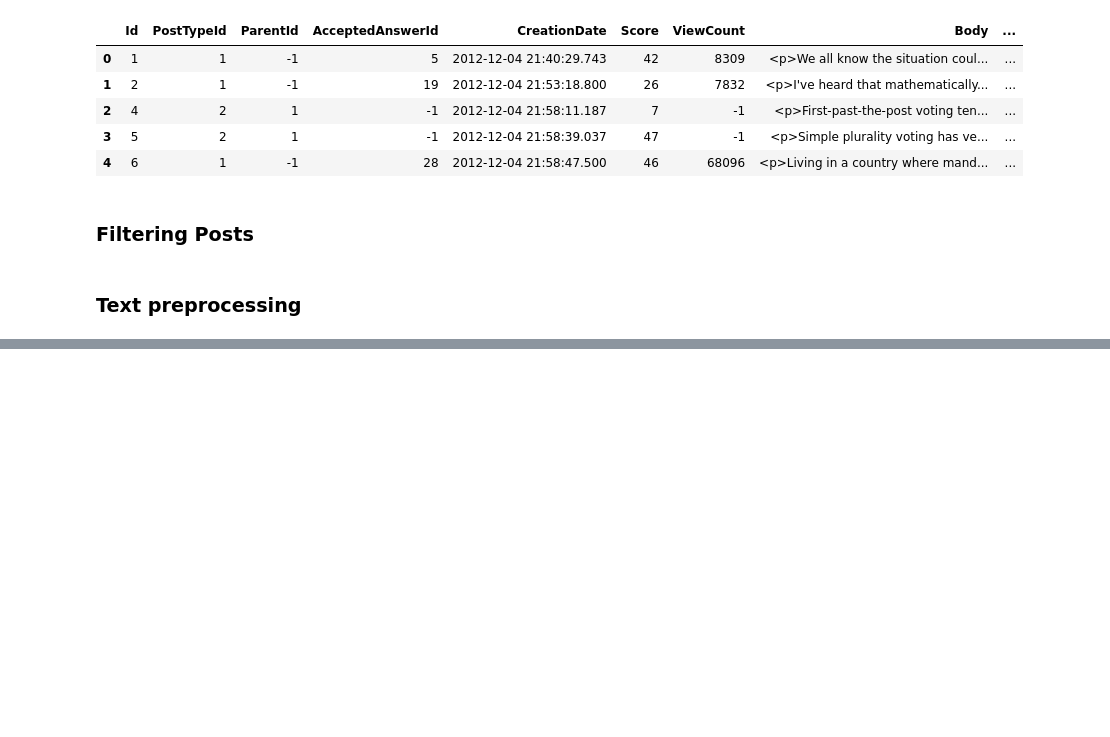
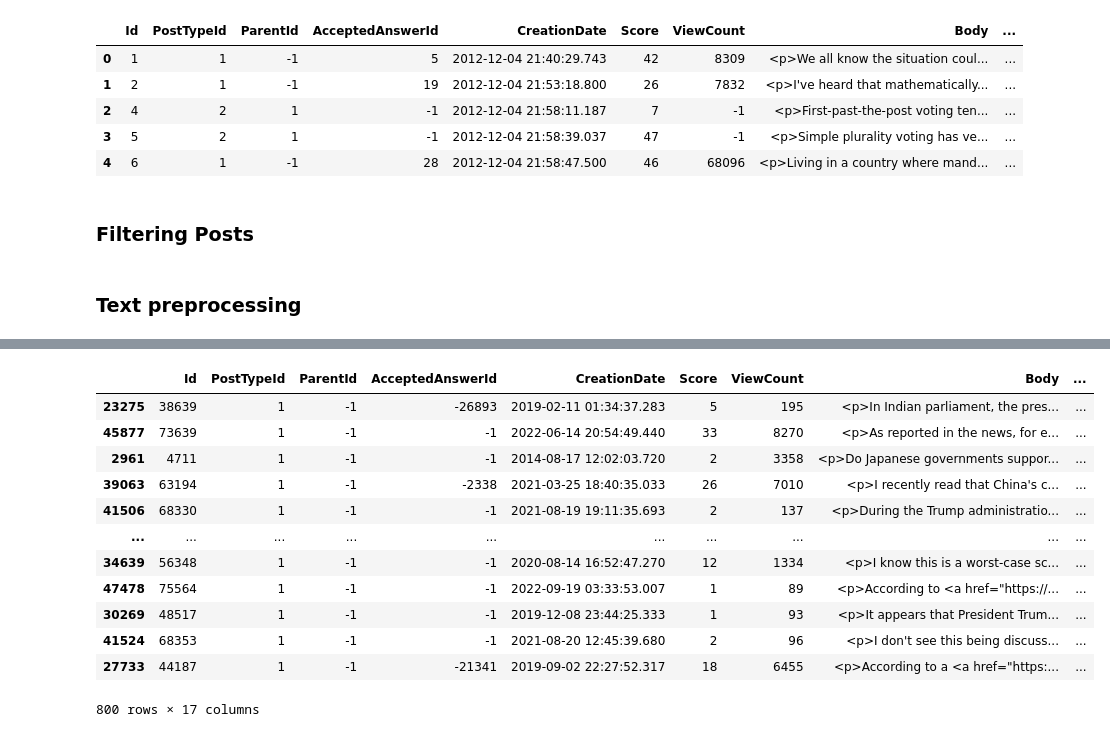
Before and after one commit to pierrehogenhaug/stackexchange_politics, a Jupyter notebook: topic_extraction.ipynb, the cells around one changed output, grey strips where cells are left out. Cells and saved outputs as stored; diff of their text form; code cells hidden in the pictures; blank space fills up the shorter version.

```diff
--- a/topic_extraction.ipynb
+++ b/topic_extraction.ipynb
@@ -74,0 +97,16 @@ questions_df['Title_cleaned'] = questions_df['Title'].apply(clean_text)
+# %%
+questions_df_sample
+# %% [output]
+|  | Id | PostTypeId | ParentId | AcceptedAnswerId | CreationDate | Score | ViewCount | Body | ... |
+| 23275 | 38639 | 1 | -1 | -26893 | 2019-02-11 01:34:37.283 | 5 | 195 | <p>In Indian parliament, the pres... | ... |
+| 45877 | 73639 | 1 | -1 | -1 | 2022-06-14 20:54:49.440 | 33 | 8270 | <p>As reported in the news, for e... | ... |
+| 2961 | 4711 | 1 | -1 | -1 | 2014-08-17 12:02:03.720 | 2 | 3358 | <p>Do Japanese governments suppor... | ... |
+| 39063 | 63194 | 1 | -1 | -2338 | 2021-03-25 18:40:35.033 | 26 | 7010 | <p>I recently read that China's c... | ... |
+| 41506 | 68330 | 1 | -1 | -1 | 2021-08-19 19:11:35.693 | 2 | 137 | <p>During the Trump administratio... | ... |
+| ... | ... | ... | ... | ... | ... | ... | ... | ... | ... |
+| 34639 | 56348 | 1 | -1 | -1 | 2020-08-14 16:52:47.270 | 12 | 1334 | <p>I know this is a worst-case sc... | ... |
+| 47478 | 75564 | 1 | -1 | -1 | 2022-09-19 03:33:53.007 | 1 | 89 | <p>According to <a href="https://... | ... |
+| 30269 | 48517 | 1 | -1 | -1 | 2019-12-08 23:44:25.333 | 1 | 93 | <p>It appears that President Trum... | ... |
+| 41524 | 68353 | 1 | -1 | -1 | 2021-08-20 12:45:39.680 | 2 | 96 | <p>I don't see this being discuss... | ... |
+| 27733 | 44187 | 1 | -1 | -21341 | 2019-09-02 22:27:52.317 | 18 | 6455 | <p>According to a <a href="https:... | ... |
+800 rows × 17 columns
```
Also changed, not shown: parts of 6 cells of this notebook.
